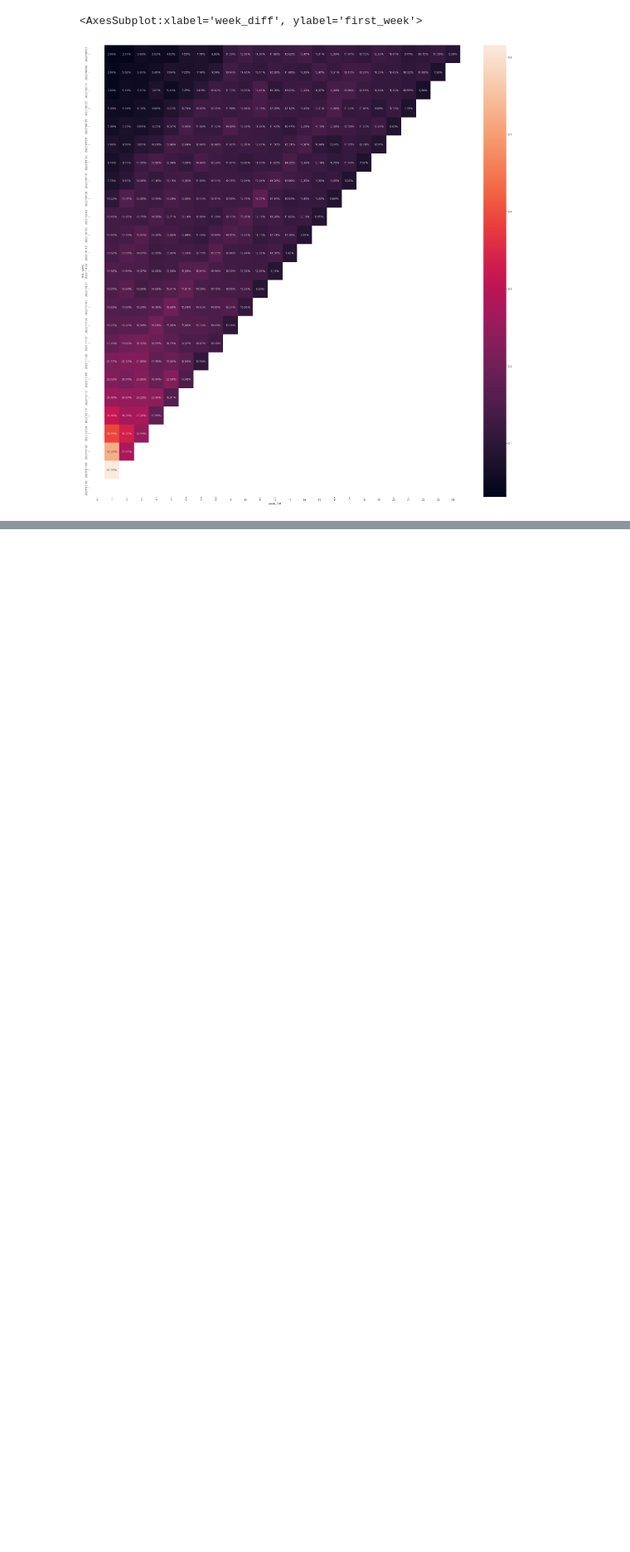
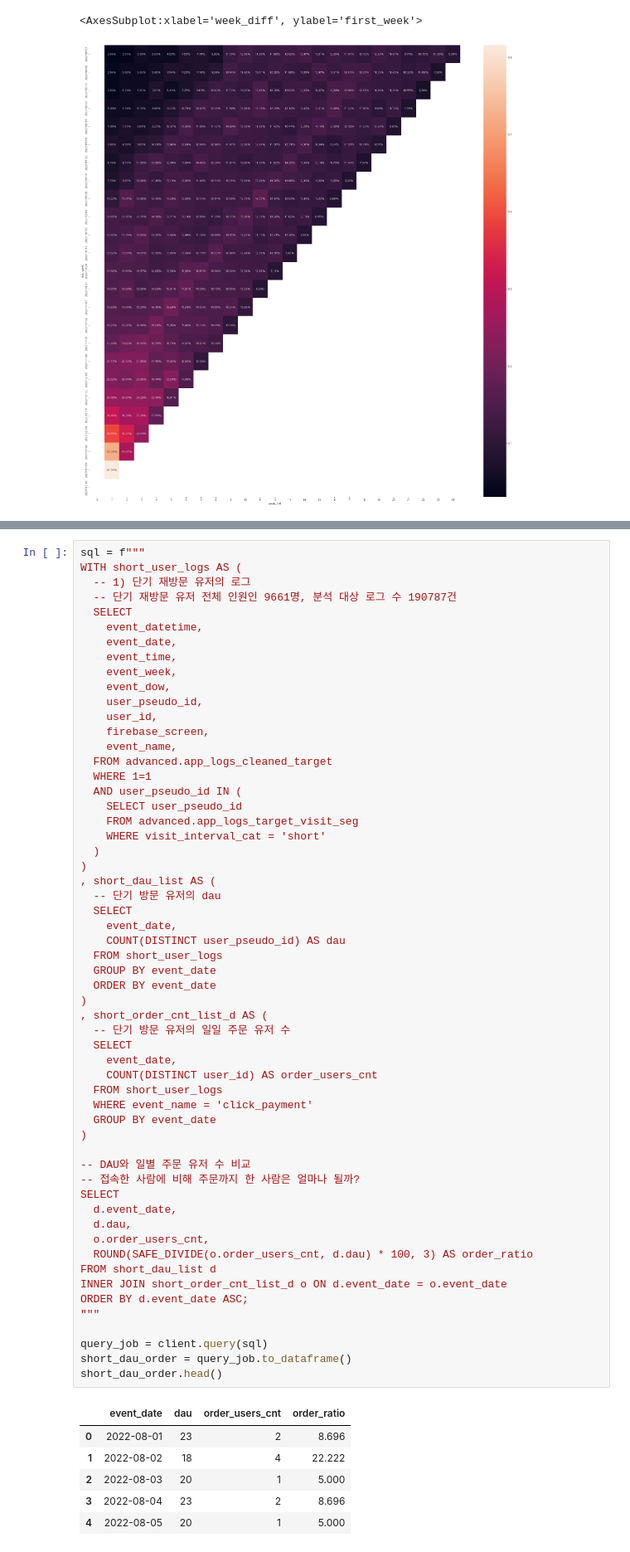
Before and after one commit to claire-1125/Foodie_Express_Analysis, a Jupyter notebook: foodie_viz.ipynb, the cells around one changed output, grey strips where cells are left out. Shown at 83% size. Cells and saved outputs as stored; diff of their text form; blank space fills up the shorter version.

```diff
--- a/foodie_viz.ipynb
+++ b/foodie_viz.ipynb
@@ -3998,0 +4004,64 @@ sns.heatmap(
+# %%
+sql = f"""
+WITH short_user_logs AS (
+  -- 1) 단기 재방문 유저의 로그
+  -- 단기 재방문 유저 전체 인원인 9661명, 분석 대상 로그 수 190787건
+  SELECT
+    event_datetime,
+    event_date,
+    event_time,
+    event_week,
+    event_dow,
+    user_pseudo_id,
+    user_id,
+    firebase_screen,
+    event_name,
+  FROM advanced.app_logs_cleaned_target
+  WHERE 1=1
+  AND user_pseudo_id IN (
+    SELECT user_pseudo_id
+    FROM advanced.app_logs_target_visit_seg
+    WHERE visit_interval_cat = 'short'
+  )
+)
+, short_dau_list AS (
+  -- 단기 방문 유저의 dau
+  SELECT
+    event_date,
+    COUNT(DISTINCT user_pseudo_id) AS dau
+  FROM short_user_logs
+  GROUP BY event_date
+  ORDER BY event_date
+)
+, short_order_cnt_list_d AS (
+  -- 단기 방문 유저의 일일 주문 유저 수
+  SELECT
+    event_date,
+    COUNT(DISTINCT user_id) AS order_users_cnt
+  FROM short_user_logs
+  WHERE event_name = 'click_payment'
+  GROUP BY event_date
+)
+
+-- DAU와 일별 주문 유저 수 비교
+-- 접속한 사람에 비해 주문까지 한 사람은 얼마나 될까?
+SELECT
+  d.event_date,
+  d.dau,
+  o.order_users_cnt,
+  ROUND(SAFE_DIVIDE(o.order_users_cnt, d.dau) * 100, 3) AS order_ratio
+FROM short_dau_list d
+INNER JOIN short_order_cnt_list_d o ON d.event_date = o.event_date
+ORDER BY d.event_date ASC;
+"""
+
+query_job = client.query(sql)
+short_dau_order = query_job.to_dataframe()
+short_dau_order.head()
+# %% [output]
+|  | event_date | dau | order_users_cnt | order_ratio |
+| 0 | 2022-08-01 | 23 | 2 | 8.696 |
+| 1 | 2022-08-02 | 18 | 4 | 22.222 |
+| 2 | 2022-08-03 | 20 | 1 | 5.000 |
+| 3 | 2022-08-04 | 23 | 2 | 8.696 |
+| 4 | 2022-08-05 | 20 | 1 | 5.000 |
```
Also changed, not shown: parts of 13 cells of this notebook.
